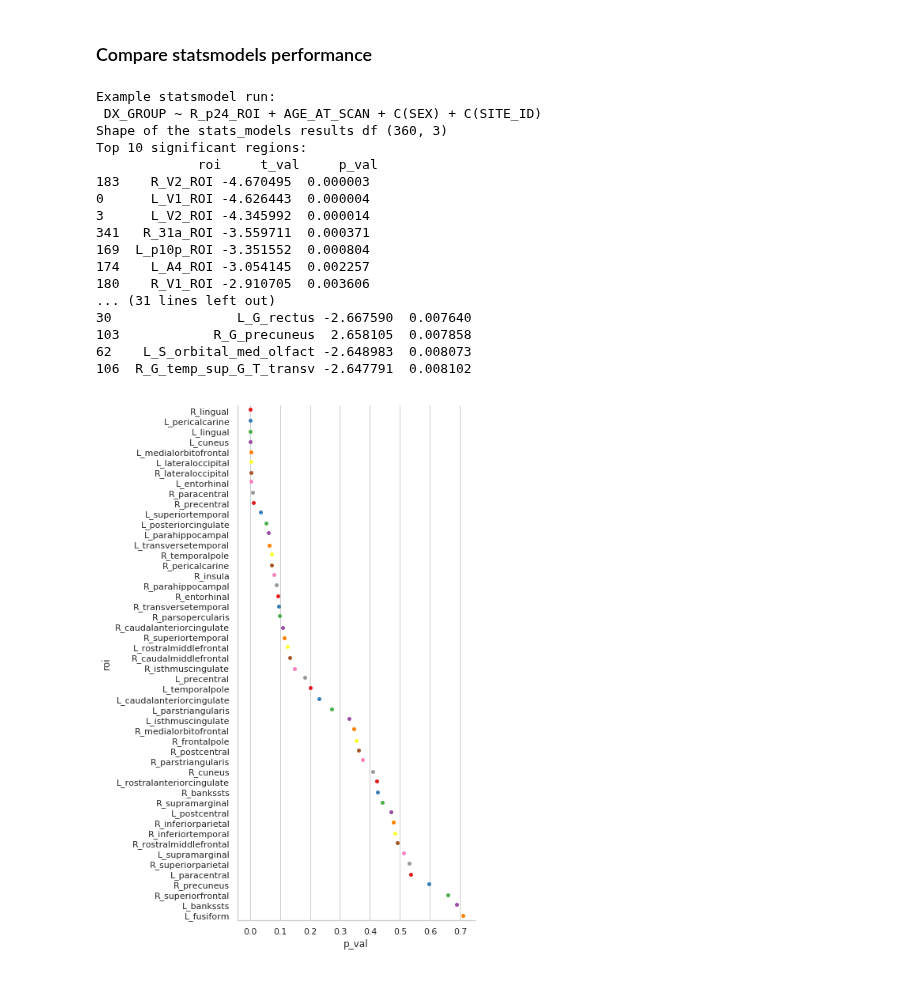
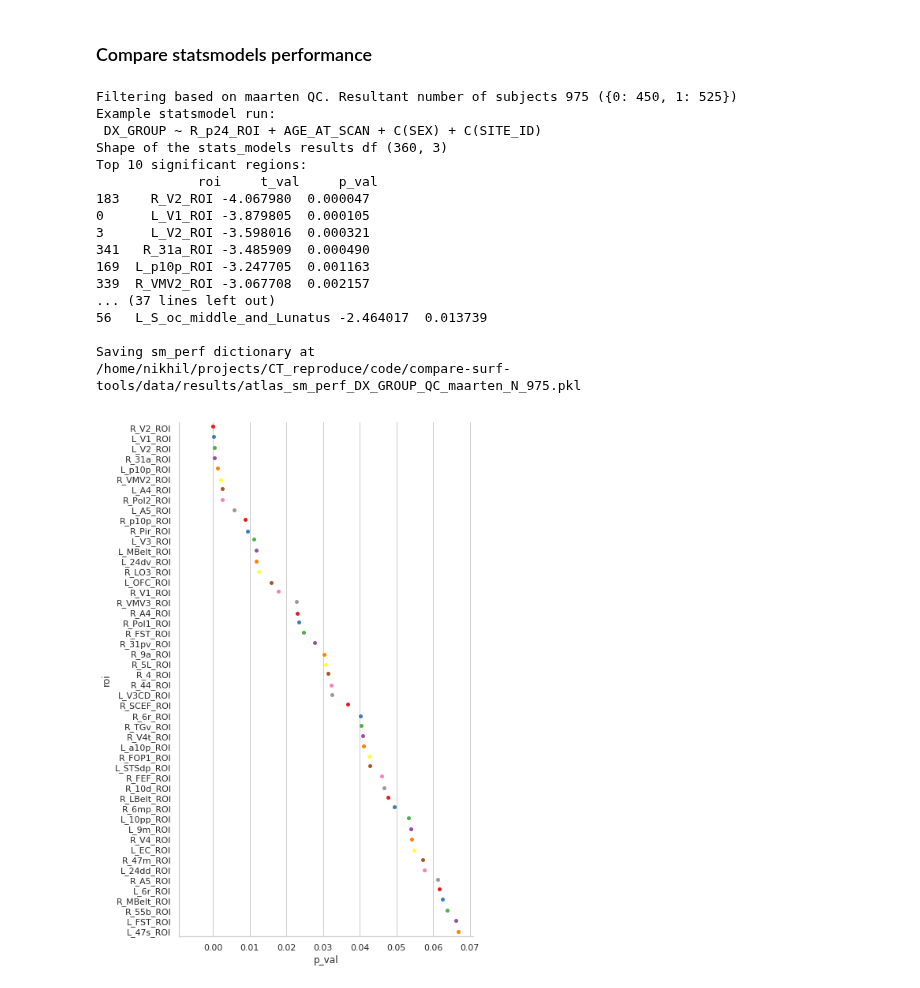
Before and after one commit to neurodatascience/compare-surf-tools, a Jupyter notebook: notebooks/run_atlas_comparisons.ipynb, the cells around one changed output. Cells and saved outputs as stored; diff of their text form; code cells hidden in the pictures.

```diff
--- a/notebooks/run_atlas_comparisons.ipynb
+++ b/notebooks/run_atlas_comparisons.ipynb
@@ -29,6 +29,7 @@ from lib.data_stats import *
 proj_dir = '/home/nikhil/projects/CT_reproduce/code/compare-surf-tools/'
 data_dir = proj_dir + 'data/'
 results_dir = data_dir + 'results/'
+qc_dir =  '/home/nikhil/projects/CT_reproduce/data/QC/'
 fs60_dir = data_dir + 'fs60_group_stats/'
 demograph_file = 'ABIDE_Phenotype.csv'
 
@@ -171,11 +199,23 @@ outcome_col = 'DX_GROUP' #AGE_AT_SCAN #DX_GROUP #SEX
 stat_model = 'logit' #ols #logit
 stat_perf_dict = {}
 save_sm_perf = False
+qc_type = 'maarten'
 
 for atlas in data_dict.keys():
     mr_data_df = data_dict[atlas]
     roi_cols = list(mr_data_df.filter(regex='^L|R_', axis=1).columns)
-    master_df = pd.merge(useful_demograph,mr_data_df[[subject_ID_col]+ roi_cols],on=subject_ID_col)
+    master_df_raw = pd.merge(useful_demograph,mr_data_df[[subject_ID_col]+ roi_cols],on=subject_ID_col)
+
+    if qc_type in ['maarten','gleb']:
+        qc_df = pd.read_csv(qc_dir + 'master_QC_table.csv',dtype={'SubjID': str})
+        master_df = pd.merge(master_df_raw, qc_df, how='left', on=subject_ID_col)
+        master_df = master_df[master_df['QC_maarten']==0]
+        print('Filtering based on {} QC. Resultant number of subjects {} ({})'.format(qc_type,len(master_df[subject_ID_col].unique()),master_df['DX_GROUP'].value_counts().to_dict()))
+        common_subs = master_df[subject_ID_col].unique()
+    else:
+        master_df = master_df_raw
+        print('No QC performed. master_df shape {}'.format(len(master_df[subject_ID_col].unique())))
+
     master_df['atlas'] = np.tile(atlas,len(master_df))
 
     #Save standarized df to csv for outlier detection
@@ -188,38 +228,38 @@ for atlas in data_dict.keys():
     print('')
 
 if save_sm_perf:
-    save_path = '{}atlas_sm_perf_{}.pkl'.format(results_dir,outcome_col)
+    save_path = '{}atlas_sm_perf_{}_QC_{}_N_{}.pkl'.format(results_dir,outcome_col,qc_type,len(common_subs))
     print('Saving sm_perf dictionary at \n{}'.format(save_path))
     with open(save_path, 'wb') as handle:
         pickle.dump(stat_perf_dict, handle, protocol=pickle.HIGHEST_PROTOCOL)
 # %% [output]
+Filtering based on maarten QC. Resultant number of subjects 975 ({0: 450, 1: 525})
 Example statsmodel run:
  DX_GROUP ~ R_p24_ROI + AGE_AT_SCAN + C(SEX) + C(SITE_ID)
 Shape of the stats_models results df (360, 3)
 Top 10 significant regions:
              roi     t_val     p_val
-183    R_V2_ROI -4.670495  0.000003
-0      L_V1_ROI -4.626443  0.000004
-3      L_V2_ROI -4.345992  0.000014
-341   R_31a_ROI -3.559711  0.000371
-169  L_p10p_ROI -3.351552  0.000804
-174    L_A4_ROI -3.054145  0.002257
-180    R_V1_ROI -2.910705  0.003606
-... (31 lines left out)
-30                L_G_rectus -2.667590  0.007640
-103            R_G_precuneus  2.658105  0.007858
-62    L_S_orbital_med_olfact -2.648983  0.008073
-106  R_G_temp_sup_G_T_transv -2.647791  0.008102
+183    R_V2_ROI -4.067980  0.000047
+0      L_V1_ROI -3.879805  0.000105
+3      L_V2_ROI -3.598016  0.000321
+341   R_31a_ROI -3.485909  0.000490
+169  L_p10p_ROI -3.247705  0.001163
+339  R_VMV2_ROI -3.067708  0.002157
+... (37 lines left out)
+56   L_S_oc_middle_and_Lunatus -2.464017  0.013739
+
+Saving sm_perf dictionary at
+/home/nikhil/projects/CT_reproduce/code/compare-surf-tools/data/results/atlas_sm_perf_DX_GROUP_QC_maarten_N_975.pkl
 # %%
 # Plots
-aparc = 'aparc' #'Destrieux', 'aparc','Glasser'
+aparc = 'Glasser' #'Destrieux', 'aparc','Glasser'
 top_rois = 50
 plot_df = stat_perf_dict[aparc].sort_values(by=['p_val']).head(top_rois)
 
 sns.set(font_scale=1)
 with sns.axes_style("whitegrid"):
     g = sns.catplot(x='p_val',y='roi',kind='strip',
                     data=plot_df,palette='Set1',height=10,aspect=0.7)
     #g.set(xscale="log");
 # %% [output]
-[figure, old version]
+[figure, new version]
```
Also changed, not shown: parts of 3 cells of this notebook, 3 other files.
